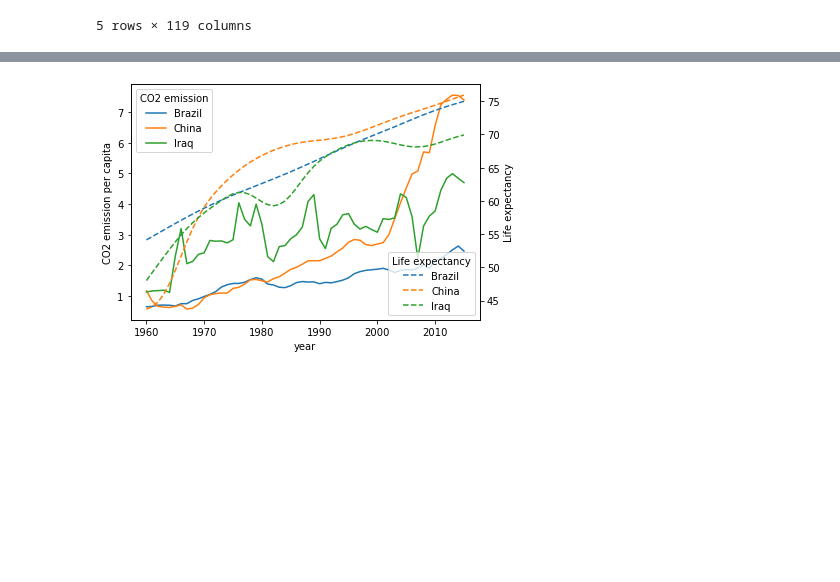
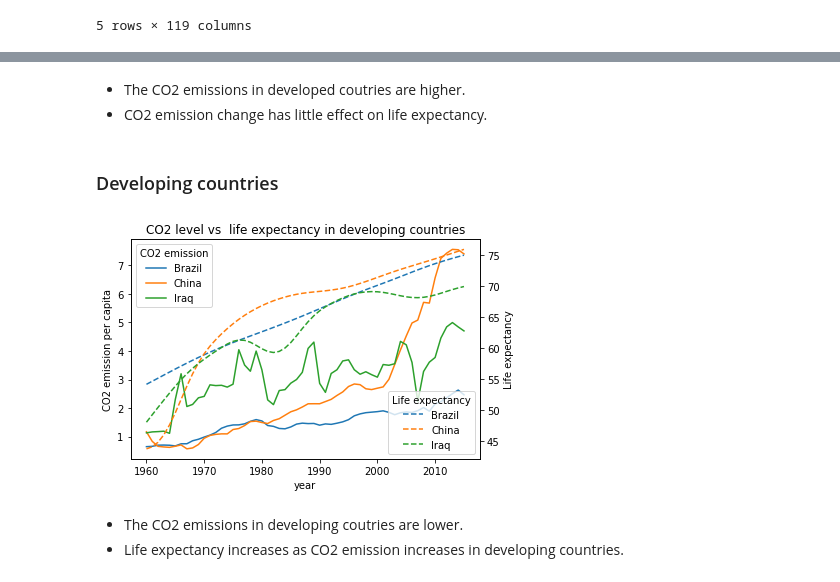
Before and after one commit to Heesu-H/project_1, a Jupyter notebook: CO2_vs_LifeExpectancy_Zheng_Qi.ipynb, the cells around one changed output, grey strips where cells are left out. Drawn from its saved outputs; the diff is of its cells as text; code cells hidden in the pictures; blank space fills up the shorter version.

```diff
--- a/CO2_vs_LifeExpectancy_Zheng_Qi.ipynb
+++ b/CO2_vs_LifeExpectancy_Zheng_Qi.ipynb
@@ -68,3 +68,10 @@ co2_lf_df.dropna(inplace=True)
 
 # Clean druplicated coutnry from merged dataframe
 co2_lf_df.drop_duplicates(subset=['Country Name'],inplace=True)
+
+# Clean negative value
+for y in range(1960,2016):
+    co2_lf_df=co2_lf_df[co2_lf_df[f"{y}_co2"]>=0]
+    co2_lf_df=co2_lf_df[co2_lf_df[f"{y}_lf"]>=0]
+
+co2_lf_df.reset_index(drop=True)
@@ -208,24 +250,35 @@ plt.show()
+# %% [markdown]
+* The CO2 emissions in developed coutries are higher.
+* CO2 emission change has little effect on life expectancy.
+# %% [markdown]
+### Developing countries
 # %%
 Developing_Country=["Brazil","China","Iraq"]
 fig, ax1 = plt.subplots()
 
 ax1.set_xlabel("year")
 ax1.set_ylabel("CO2 emission per capita")
+# plot co2 emission in developing countries
 for x in Developing_Country:
     ax1.plot(year,co2_dict[x])
 
 #ax1.tick_params(axis='y', labelcolor=color)
 ax1.legend(Developing_Country,title='CO2 emission',loc='upper left')
 
+# plot life expectancy in developing countries
 ax2 = ax1.twinx()  # instantiate a second axes that shares the same x-axis
-
 ax2.set_ylabel('Life expectancy')  # we already handled the x-label with ax1
 for x in Developing_Country:
     ax2.plot(year, lf_dict[x],linestyle='dashed',)
 ax2.tick_params(axis='y')
 ax2.legend(Developing_Country, title='Life expectancy',loc="lower right")
 
+plt.title("CO2 level vs  life expectancy in developing countries")
 fig.tight_layout()  # otherwise the right y-label is slightly clipped
+plt.savefig("CO2_vs_LifeExpectancy_Zheng_Qi\CO2_vs_LifeExpectancy_developing_countries.png")
 plt.show()
 # %% [output]
-[figure, old version]
+[figure, new version]
+# %% [markdown]
+* The CO2 emissions in developing coutries are lower.
+* Life expectancy increases as CO2 emission increases in developing countries.
```
Also changed, not shown: parts of 12 cells of this notebook, 5 other files.
